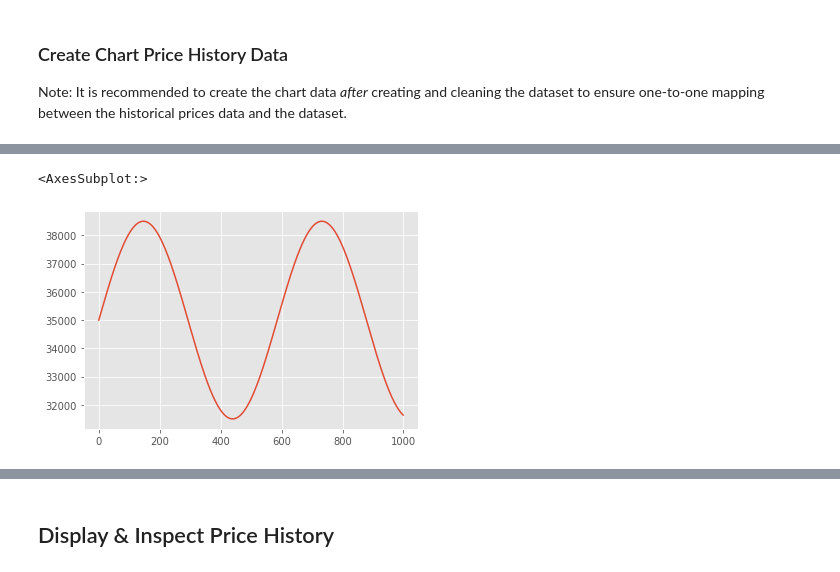
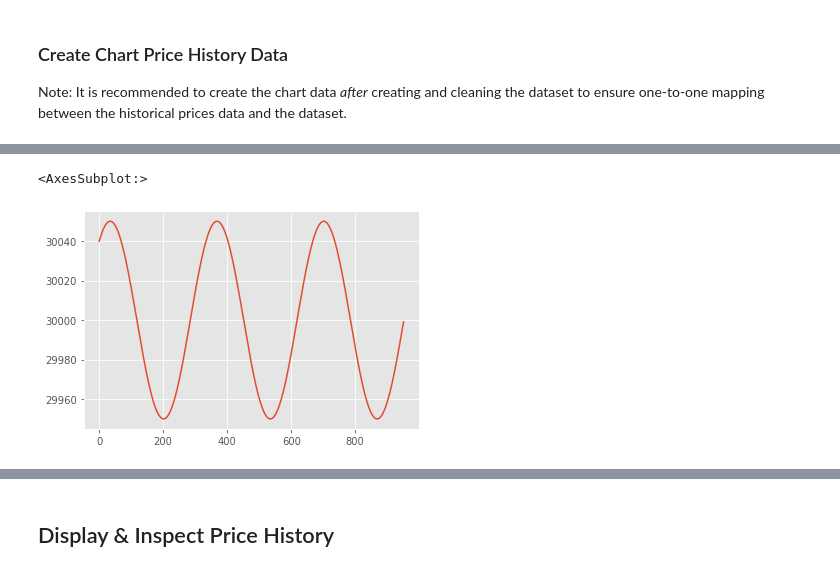
Before and after one commit to dennislwy/tensortrade-train, a Jupyter notebook: Tensortrade Train.ipynb, the cells around one changed output, grey strips where cells are left out. Cells and saved outputs as stored; diff of their text form; code cells hidden in the pictures.

```diff
--- a/Tensortrade Train.ipynb
+++ b/Tensortrade Train.ipynb
@@ -109,2 +83,14 @@ df.head()
+# %%
+amp = 50
+offset = 100
+
+# amp = 50
+offset = 30000
+
+x = np.arange(0, 2 * np.pi, 2 * np.pi / 1001)
+y = amp * np.sin(3 * x) + offset
+
+df = pd.DataFrame()
+df['close'] = y
 # %% [markdown]
 ### Create the dataset features
@@ -147,6 +149,6 @@ dataset
 ### Create Chart Price History Data
 Note: It is recommended to create the chart data *after* creating and cleaning the dataset to ensure one-to-one mapping between the historical prices data and the dataset.
 # %%
-price_history = df
+price_history = df[['close']]
 display(price_history.head(3))
 # %% [output]
@@ -164,5 +167,5 @@ KeyError: "None of [Index(['date', 'open', 'high', 'low', 'close', 'volume'], dt
 # %%
-price_history['close'].head(1000).plot()
+price_history['close'].plot(grid=True)
 # %% [output]
 <AxesSubplot:>
-[figure, old version]
+[figure, new version]
```
Also changed, not shown: parts of 41 cells of this notebook, 5 other files.
